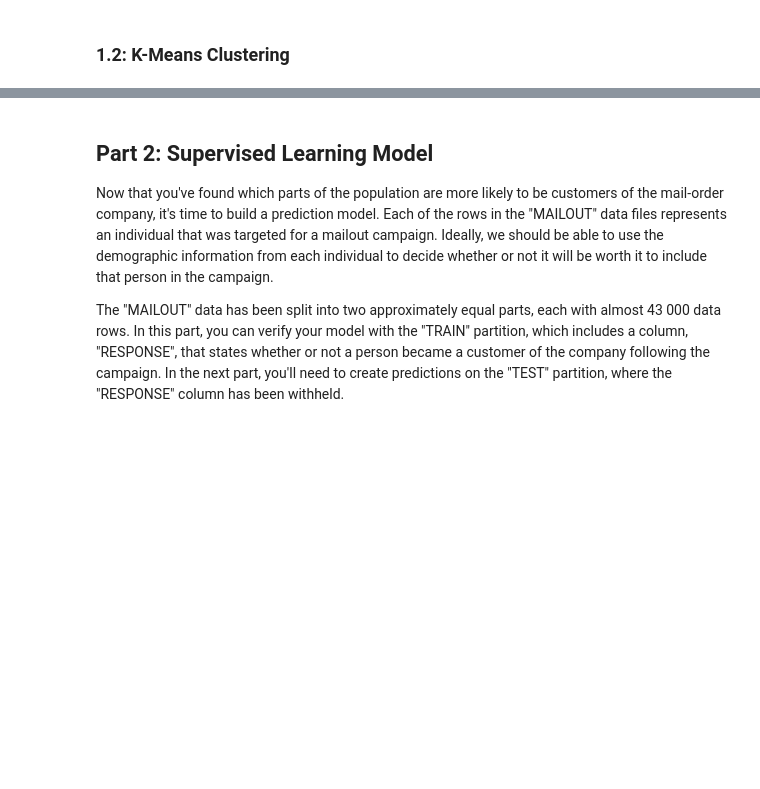
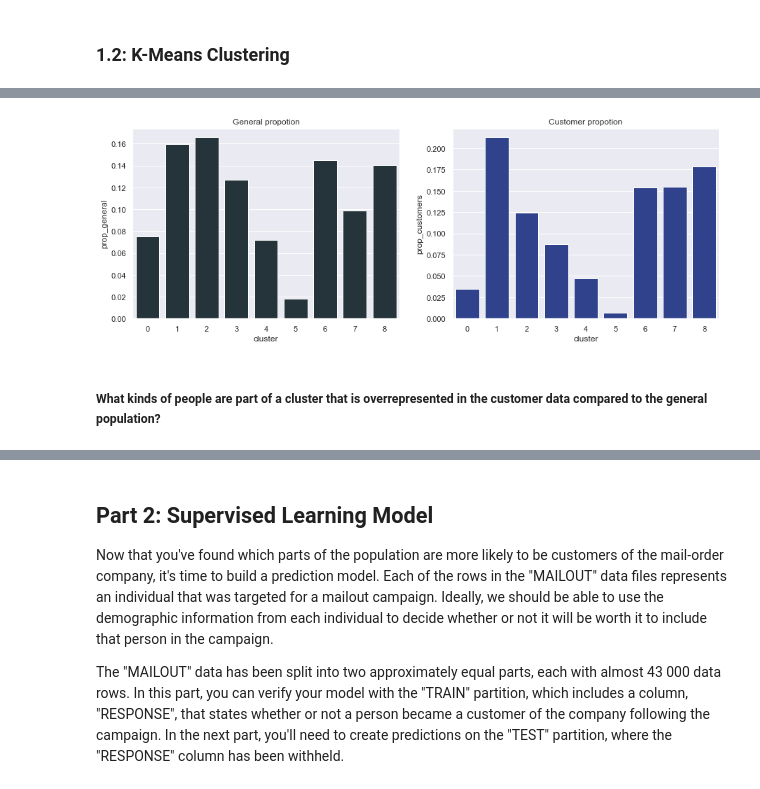
Before and after one commit to alssalo/Arvato-Project, a Jupyter notebook: Arvato Project Workbook.ipynb, the cells around one changed output, grey strips where cells are left out. Cells and saved outputs as stored; diff of their text form; code cells hidden in the pictures; blank space fills up the shorter version.

```diff
--- a/Arvato Project Workbook.ipynb
+++ b/Arvato Project Workbook.ipynb
@@ -449,0 +483,12 @@ KeyboardInterrupt:
+# %%
+n_cluster = 9
+kmeans = KMeans(n_clusters=n_cluster, random_state=12)
+# %%
+# apply kmeans with 9 clusters for the general population
+kmeans_model = kmeans.fit(pca_2_fitted)
+general_preds = kmeans_model.predict(pca_2_fitted)
+# %%
+#apply pca and kmeans model to customers data
+
+customers_pca = pca_2.transform(customers_new)
+customers_preds = kmeans_model.predict(customers_pca)
@@ -449,0 +497,11 @@ KeyboardInterrupt:
+# %%
+# create  propotion  dataframe
+prop_general = pd.DataFrame(general_preds)[0].value_counts().sort_index()/pca_2_fitted.shape[0]
+prop_customers = pd.DataFrame(customers_preds)[0].value_counts().sort_index()/customers_pca.shape[0]
+
+prop_df = pd.DataFrame()
+prop_df["cluster"] = prop_general.index
+prop_df["prop_general"] = prop_general
+prop_df["prop_customers"] = prop_customers
+prop_df.set_index("cluster",inplace = True)
+prop_df
@@ -449,0 +520,17 @@ KeyboardInterrupt:
+# %%
+# plot porotions in clusters in general and customers
+plt.figure(figsize = (15, 5))
+sns.set(style="darkgrid")
+
+plt.subplot(1,2,1)
+sns.barplot(x = prop_df.index ,y = prop_df.prop_general,color='#21353e')
+plt.title("General propotion")
+
+plt.subplot(1,2,2)
+sns.barplot(x = prop_df.index ,y = prop_df.prop_customers,color='#21399a' )
+plt.title("Customer propotion")
+plt.show()
+# %% [output]
+[figure, added]
+# %% [markdown]
+##### What kinds of people are part of a cluster that is overrepresented in the customer data compared to the general population?
```
Also changed, not shown: parts of 57 cells of this notebook.
